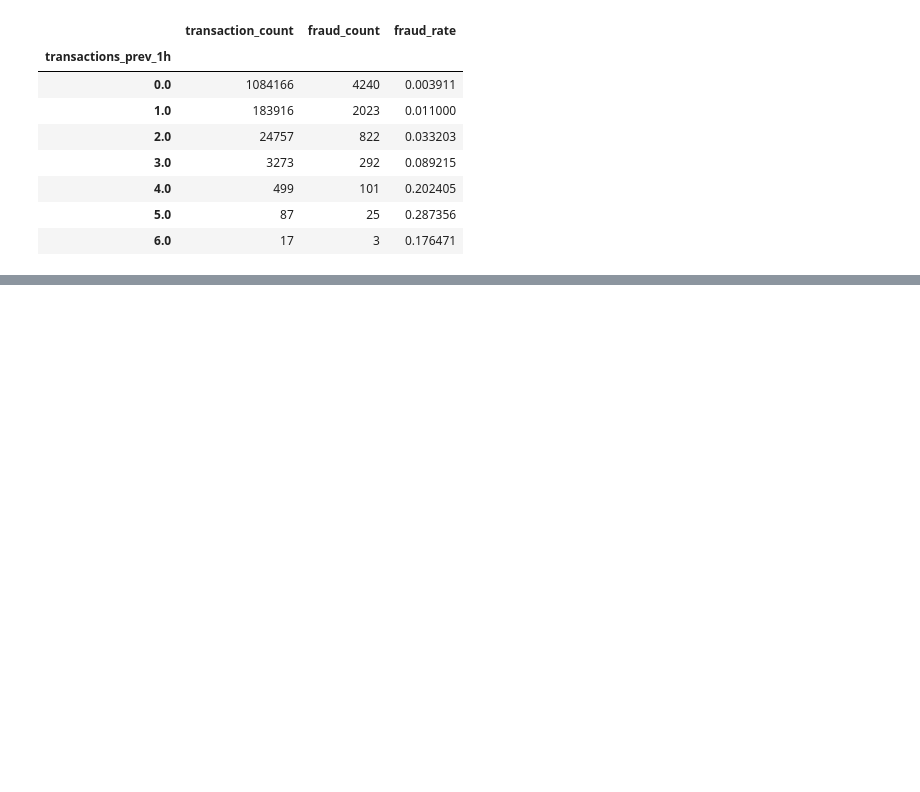
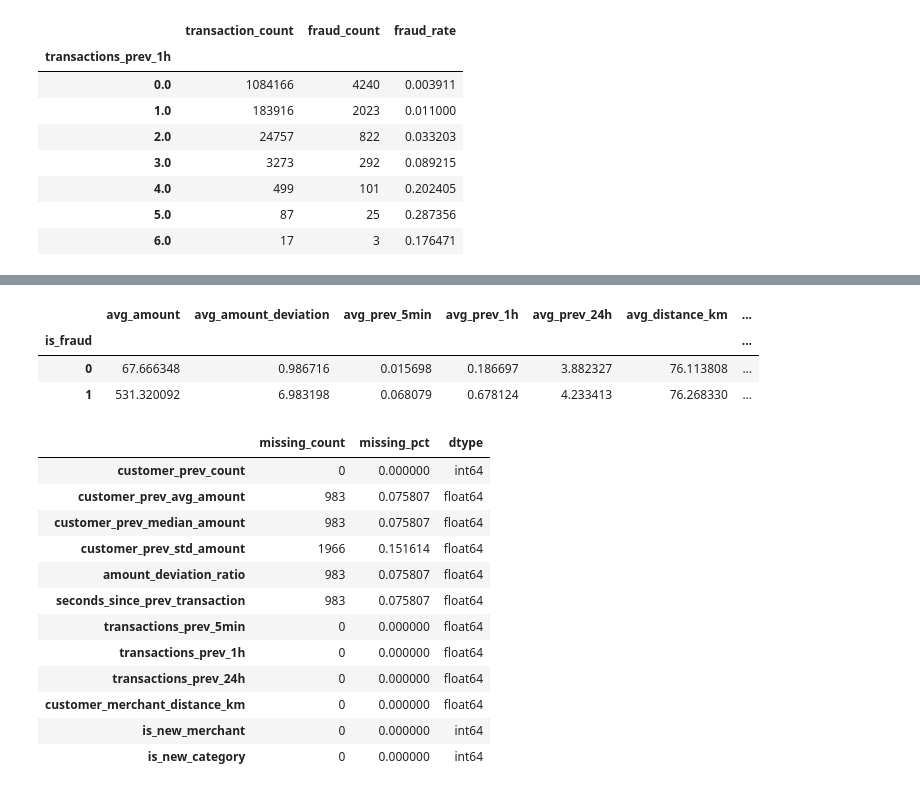
Before and after one commit to laraib275/AURA-Fraud-Intelligence, a Jupyter notebook: notebooks/03_feature_engineering.ipynb, the cells around one changed output, grey strips where cells are left out. Cells and saved outputs as stored; diff of their text form; code cells hidden in the pictures; blank space fills up the shorter version.

```diff
--- a/notebooks/03_feature_engineering.ipynb
+++ b/notebooks/03_feature_engineering.ipynb
@@ -747,0 +837,9 @@ velocity_fraud
+# %%
+df["merchant_seen_before"] = (
+    df.groupby(["cc_num", "merchant"])
+      .cumcount()
+)
+
+df["is_new_merchant"] = (
+    df["merchant_seen_before"] == 0
+).astype(int)
@@ -747,0 +887,58 @@ velocity_fraud
+# %%
+feature_summary = (
+    df.groupby("is_fraud")
+      .agg(
+          avg_amount=("amt", "mean"),
+          avg_amount_deviation=("amount_deviation_ratio", "mean"),
+          avg_prev_5min=("transactions_prev_5min", "mean"),
+          avg_prev_1h=("transactions_prev_1h", "mean"),
+          avg_prev_24h=("transactions_prev_24h", "mean"),
+          avg_distance_km=("customer_merchant_distance_km", "mean"),
+          new_merchant_rate=("is_new_merchant", "mean"),
+          new_category_rate=("is_new_category", "mean")
+      )
+)
+
+feature_summary
+# %% [output]
+|  | avg_amount | avg_amount_deviation | avg_prev_5min | avg_prev_1h | avg_prev_24h | avg_distance_km | ... |
+| is_fraud |  |  |  |  |  |  | ... |
+| 0 | 67.666348 | 0.986716 | 0.015698 | 0.186697 | 3.882327 | 76.113808 | ... |
+| 1 | 531.320092 | 6.983198 | 0.068079 | 0.678124 | 4.233413 | 76.268330 | ... |
+# %%
+engineered_features = [
+    "customer_prev_count",
+    "customer_prev_avg_amount",
+    "customer_prev_median_amount",
+    "customer_prev_std_amount",
+    "amount_deviation_ratio",
+    "seconds_since_prev_transaction",
+    "transactions_prev_5min",
+    "transactions_prev_1h",
+    "transactions_prev_24h",
+    "customer_merchant_distance_km",
+    "is_new_merchant",
+    "is_new_category"
+]
+
+feature_quality = pd.DataFrame({
+    "missing_count": df[engineered_features].isna().sum(),
+    "missing_pct": df[engineered_features].isna().mean() * 100,
+    "dtype": df[engineered_features].dtypes.astype(str)
+})
+
+feature_quality
+# %% [output]
+|  | missing_count | missing_pct | dtype |
+| customer_prev_count | 0 | 0.000000 | int64 |
+| customer_prev_avg_amount | 983 | 0.075807 | float64 |
+| customer_prev_median_amount | 983 | 0.075807 | float64 |
+| customer_prev_std_amount | 1966 | 0.151614 | float64 |
+| amount_deviation_ratio | 983 | 0.075807 | float64 |
+| seconds_since_prev_transaction | 983 | 0.075807 | float64 |
+| transactions_prev_5min | 0 | 0.000000 | float64 |
+| transactions_prev_1h | 0 | 0.000000 | float64 |
+| transactions_prev_24h | 0 | 0.000000 | float64 |
+| customer_merchant_distance_km | 0 | 0.000000 | float64 |
+| is_new_merchant | 0 | 0.000000 | int64 |
+| is_new_category | 0 | 0.000000 | int64 |
```
Also changed, not shown: parts of 15 cells of this notebook, 1 other file.
